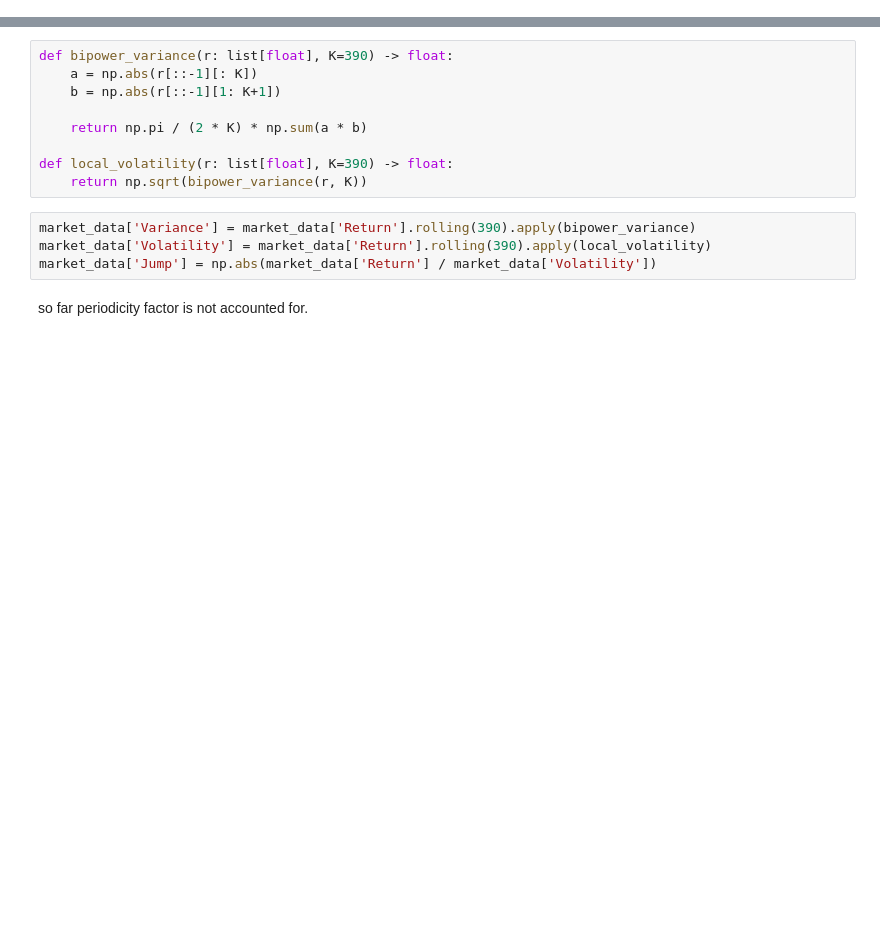
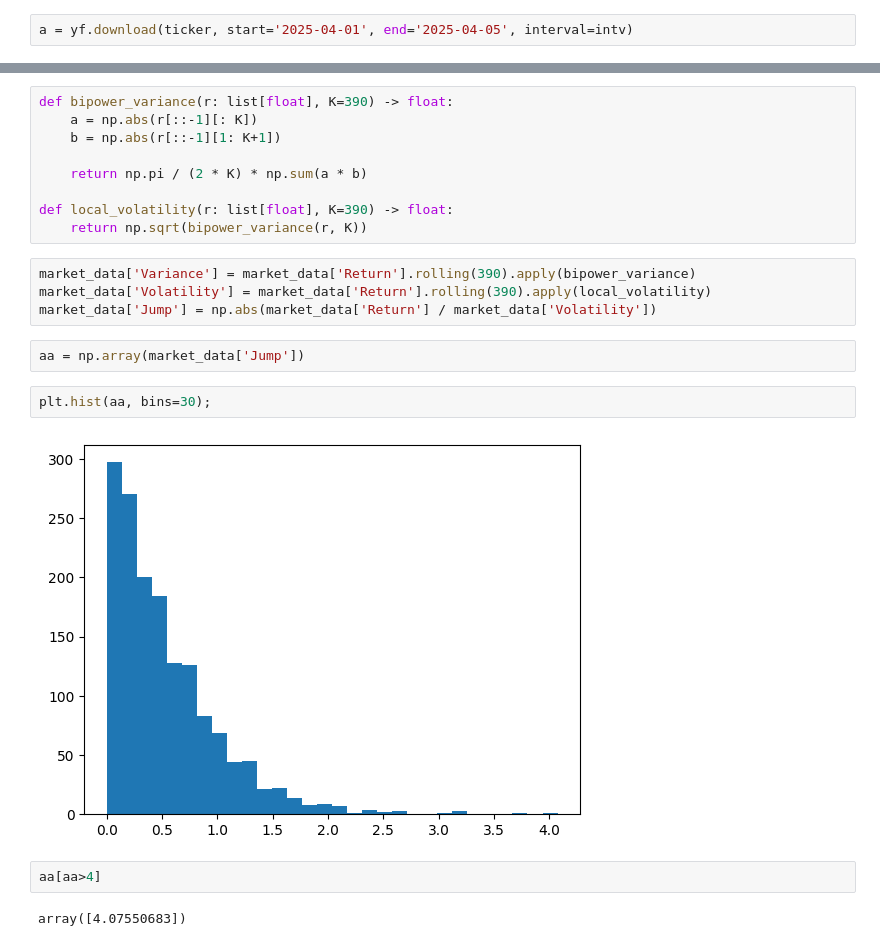
Before and after one commit to hjkim0620/Jump_Detection, a Jupyter notebook: jump_detection.ipynb, the cells around one changed output, grey strips where cells are left out. Drawn from its saved outputs; the diff is of its cells as text; blank space fills up the shorter version.

```diff
--- a/jump_detection.ipynb
+++ b/jump_detection.ipynb
@@ -35,0 +35,2 @@ YF.download() has changed argument auto_adjust default to True
+# %%
+a = yf.download(ticker, start='2025-04-01', end='2025-04-05', interval=intv)
@@ -58,5 +140,13 @@ def local_volatility(r: list[float], K=390) -> float:
 market_data['Variance'] = market_data['Return'].rolling(390).apply(bipower_variance)
 market_data['Volatility'] = market_data['Return'].rolling(390).apply(local_volatility)
 market_data['Jump'] = np.abs(market_data['Return'] / market_data['Volatility'])
-# %% [markdown]
-so far periodicity factor is not accounted for.
+# %%
+aa = np.array(market_data['Jump'])
+# %%
+plt.hist(aa, bins=30);
+# %% [output]
+[figure, added]
+# %%
+aa[aa>4]
+# %% [output]
+array([4.07550683])
```
Also changed, not shown: parts of 12 cells of this notebook, 1 other file.
